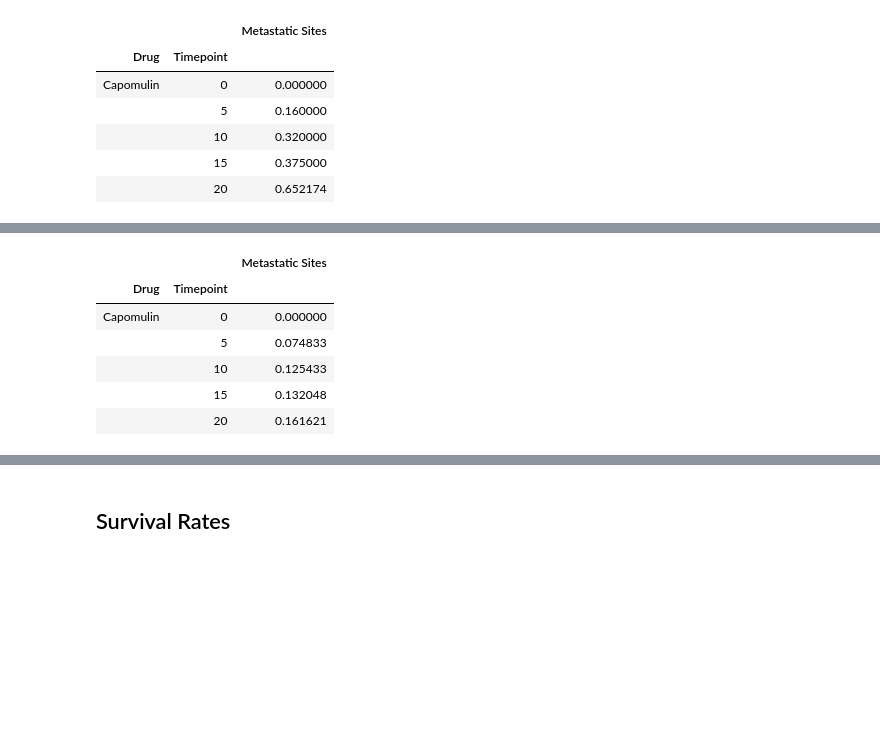
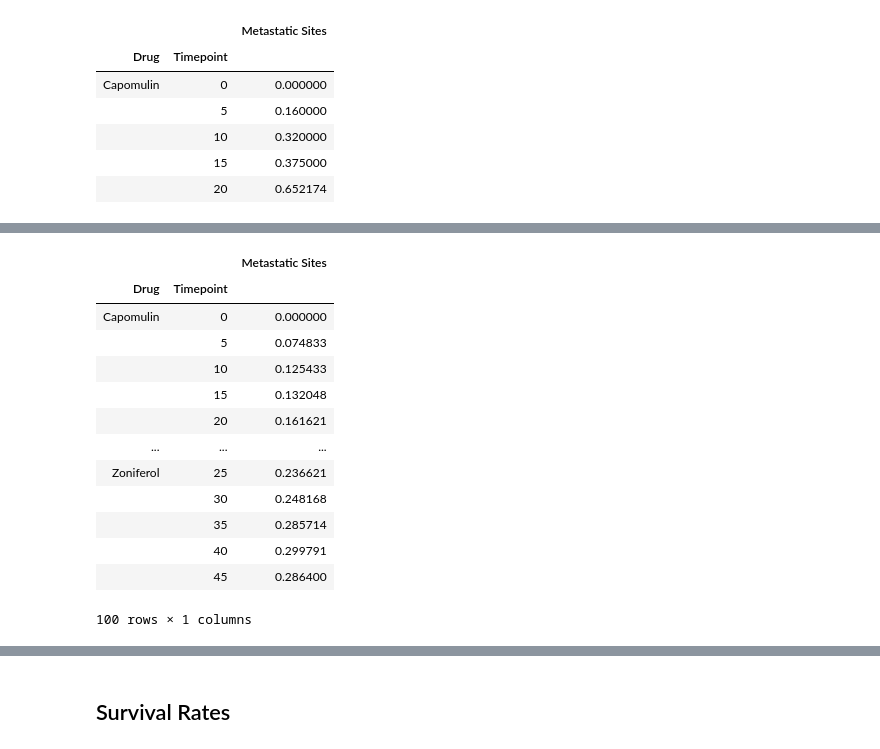
Before and after one commit to jabruhns/matplotlib-challenge, a Jupyter notebook: Pymaceuticals/Pymaceuticals.ipynb, the cells around one changed output, grey strips where cells are left out. Drawn from its saved outputs; the diff is of its cells as text; code cells hidden in the pictures; blank space fills up the shorter version.

```diff
--- a/Pymaceuticals/Pymaceuticals.ipynb
+++ b/Pymaceuticals/Pymaceuticals.ipynb
@@ -156,15 +107,19 @@ met_df.head()
 # %%
-# Store the Standard Error associated with Met. Sites Grouped by Drug and Timepoint
 std_err_mets = group_drug_time['Metastatic Sites'].sem()
-# Convert to DataFrame
 met_err_df = pd.DataFrame(std_err_mets)
-# Preview DataFrame
-met_err_df.head()
+met_err_df
 # %% [output]
 |  |  | Metastatic Sites |
 | Drug | Timepoint |  |
 | Capomulin | 0 | 0.000000 |
 |  | 5 | 0.074833 |
 |  | 10 | 0.125433 |
 |  | 15 | 0.132048 |
 |  | 20 | 0.161621 |
+| ... | ... | ... |
+| Zoniferol | 25 | 0.236621 |
+|  | 30 | 0.248168 |
+|  | 35 | 0.285714 |
+|  | 40 | 0.299791 |
+|  | 45 | 0.286400 |
+100 rows × 1 columns
```
Also changed, not shown: parts of 19 cells of this notebook, 1 other file.
